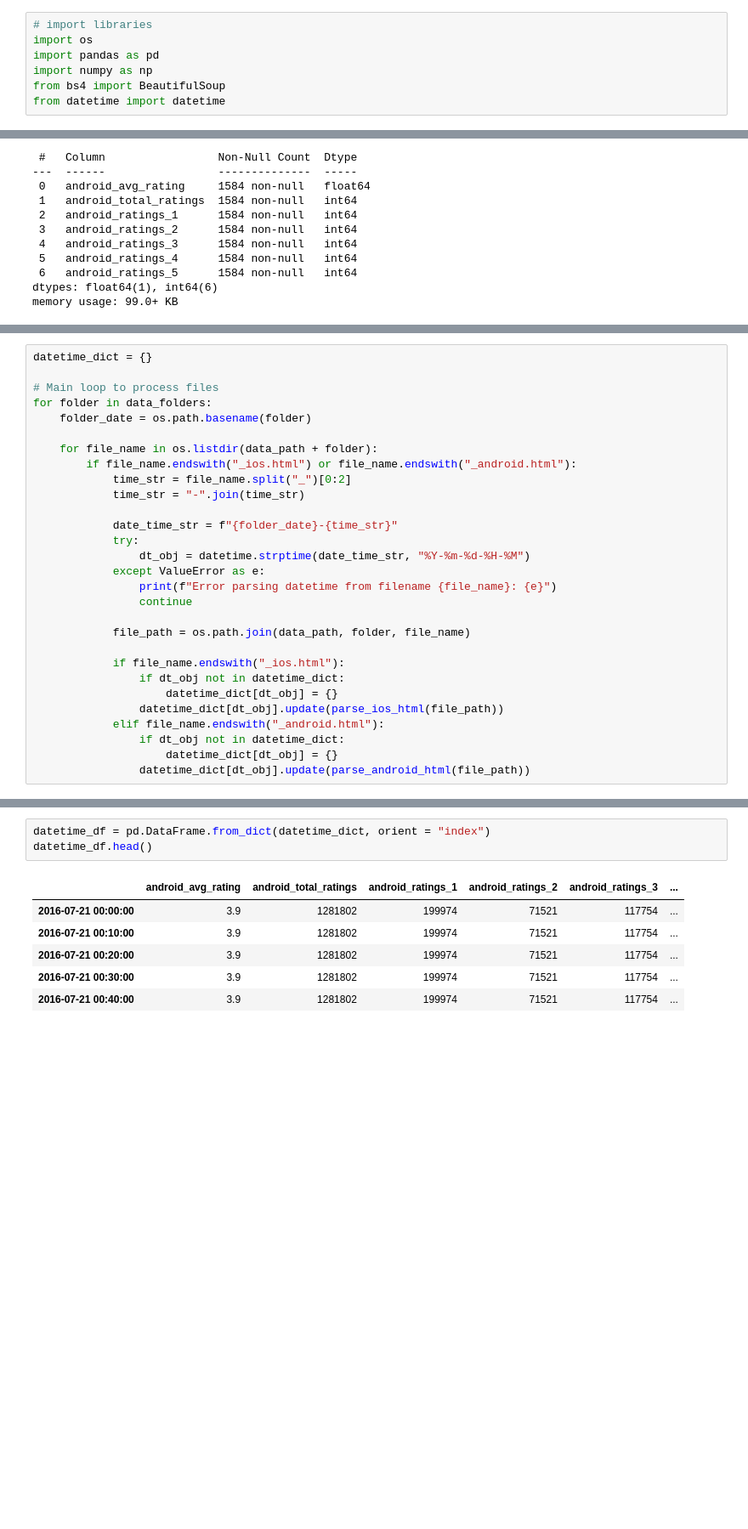
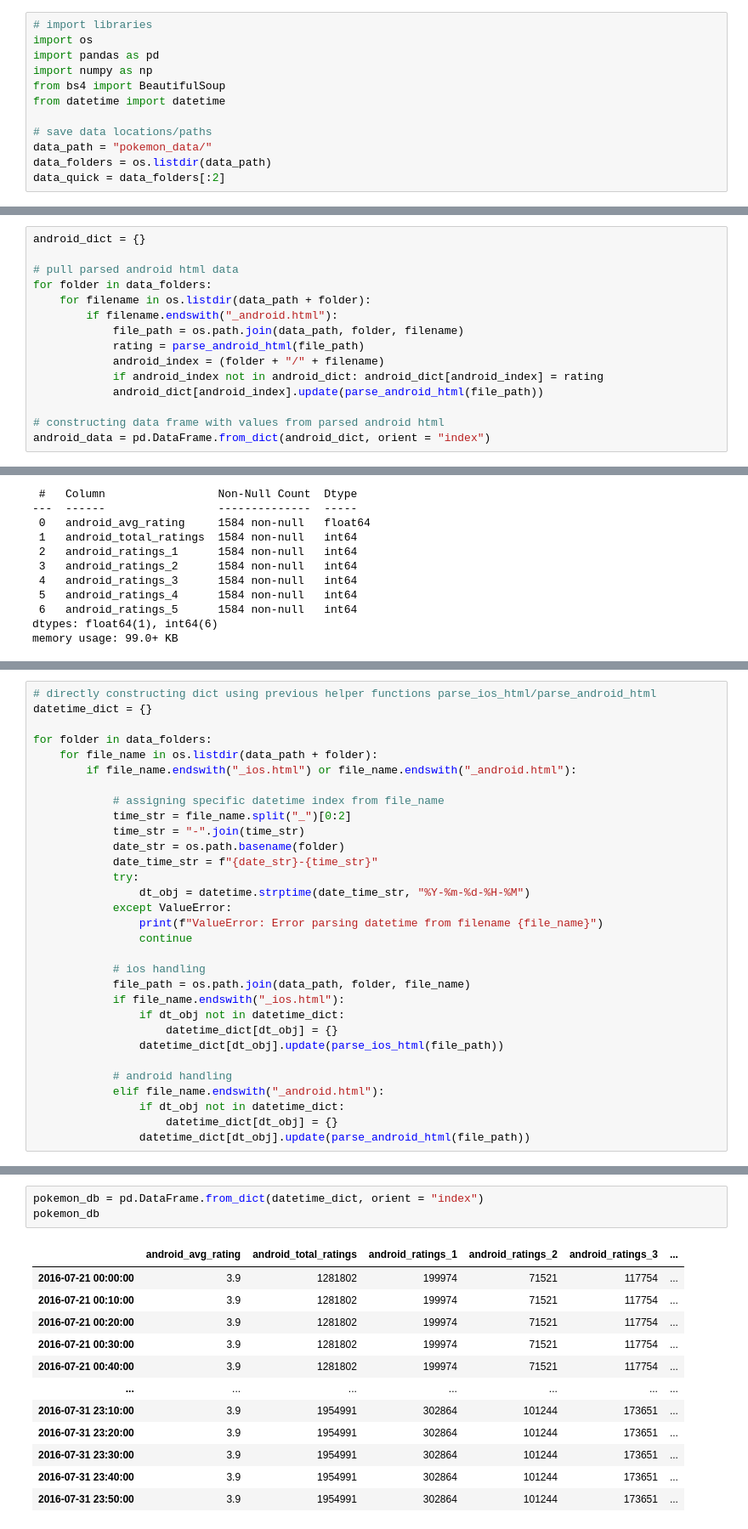
Before and after one commit to srak71/DSA-8640, a Jupyter notebook: Final_Project_Pokemon/final_project.ipynb, the cells around one changed output, grey strips where cells are left out. Shown at 85% size. Cells and saved outputs as stored; diff of their text form; blank space fills up the shorter version.

```diff
--- a/Final_Project_Pokemon/final_project.ipynb
+++ b/Final_Project_Pokemon/final_project.ipynb
@@ -9,3 +12,8 @@ import pandas as pd
 import numpy as np
 from bs4 import BeautifulSoup
 from datetime import datetime
+
+# save data locations/paths
+data_path = "pokemon_data/"
+data_folders = os.listdir(data_path)
+data_quick = data_folders[:2]
@@ -147,3 +157,18 @@ android_data = pd.DataFrame(data = {
+# %%
+android_dict = {}
+
+# pull parsed android html data
+for folder in data_folders:
+    for filename in os.listdir(data_path + folder):
+        if filename.endswith("_android.html"):
+            file_path = os.path.join(data_path, folder, filename)
+            rating = parse_android_html(file_path)
+            android_index = (folder + "/" + filename)
+            if android_index not in android_dict: android_dict[android_index] = rating
+            android_dict[android_index].update(parse_android_html(file_path))
+
+# constructing data frame with values from parsed android html
+android_data = pd.DataFrame.from_dict(android_dict, orient = "index")
 # %%
 android_data
 # %% [output]
@@ -242,28 +255,30 @@ def parse_android_html(file_path):
 # %%
+# directly constructing dict using previous helper functions parse_ios_html/parse_android_html
 datetime_dict = {}
 
-# Main loop to process files
 for folder in data_folders:
-    folder_date = os.path.basename(folder)
-
     for file_name in os.listdir(data_path + folder):
         if file_name.endswith("_ios.html") or file_name.endswith("_android.html"):
+
+            # assigning specific datetime index from file_name
             time_str = file_name.split("_")[0:2]
             time_str = "-".join(time_str)
-
-            date_time_str = f"{folder_date}-{time_str}"
+            date_str = os.path.basename(folder)
+            date_time_str = f"{date_str}-{time_str}"
             try:
                 dt_obj = datetime.strptime(date_time_str, "%Y-%m-%d-%H-%M")
-            except ValueError as e:
-                print(f"Error parsing datetime from filename {file_name}: {e}")
+            except ValueError:
+                print(f"ValueError: Error parsing datetime from filename {file_name}")
                 continue
 
+            # ios handling
             file_path = os.path.join(data_path, folder, file_name)
-
             if file_name.endswith("_ios.html"):
                 if dt_obj not in datetime_dict:
                     datetime_dict[dt_obj] = {}
                 datetime_dict[dt_obj].update(parse_ios_html(file_path))
+
+            # android handling
             elif file_name.endswith("_android.html"):
                 if dt_obj not in datetime_dict:
                     datetime_dict[dt_obj] = {}
@@ -292,11 +309,17 @@ True
 > Convert the dictionary into a Pandas *dataframe*, *pokemon_db*, where the index is *datetime* and columns are names of the extracted 9 iOS/Android values.
 # %%
-datetime_df = pd.DataFrame.from_dict(datetime_dict, orient = "index")
-datetime_df.head()
+pokemon_db = pd.DataFrame.from_dict(datetime_dict, orient = "index")
+pokemon_db
 # %% [output]
 |  | android_avg_rating | android_total_ratings | android_ratings_1 | android_ratings_2 | android_ratings_3 | ... |
 | 2016-07-21 00:00:00 | 3.9 | 1281802 | 199974 | 71521 | 117754 | ... |
 | 2016-07-21 00:10:00 | 3.9 | 1281802 | 199974 | 71521 | 117754 | ... |
 | 2016-07-21 00:20:00 | 3.9 | 1281802 | 199974 | 71521 | 117754 | ... |
 | 2016-07-21 00:30:00 | 3.9 | 1281802 | 199974 | 71521 | 117754 | ... |
 | 2016-07-21 00:40:00 | 3.9 | 1281802 | 199974 | 71521 | 117754 | ... |
+| ... | ... | ... | ... | ... | ... | ... |
+| 2016-07-31 23:10:00 | 3.9 | 1954991 | 302864 | 101244 | 173651 | ... |
+| 2016-07-31 23:20:00 | 3.9 | 1954991 | 302864 | 101244 | 173651 | ... |
+| 2016-07-31 23:30:00 | 3.9 | 1954991 | 302864 | 101244 | 173651 | ... |
+| 2016-07-31 23:40:00 | 3.9 | 1954991 | 302864 | 101244 | 173651 | ... |
+| 2016-07-31 23:50:00 | 3.9 | 1954991 | 302864 | 101244 | 173651 | ... |
```
Also changed, not shown: parts of 26 cells of this notebook, 6 other files.
